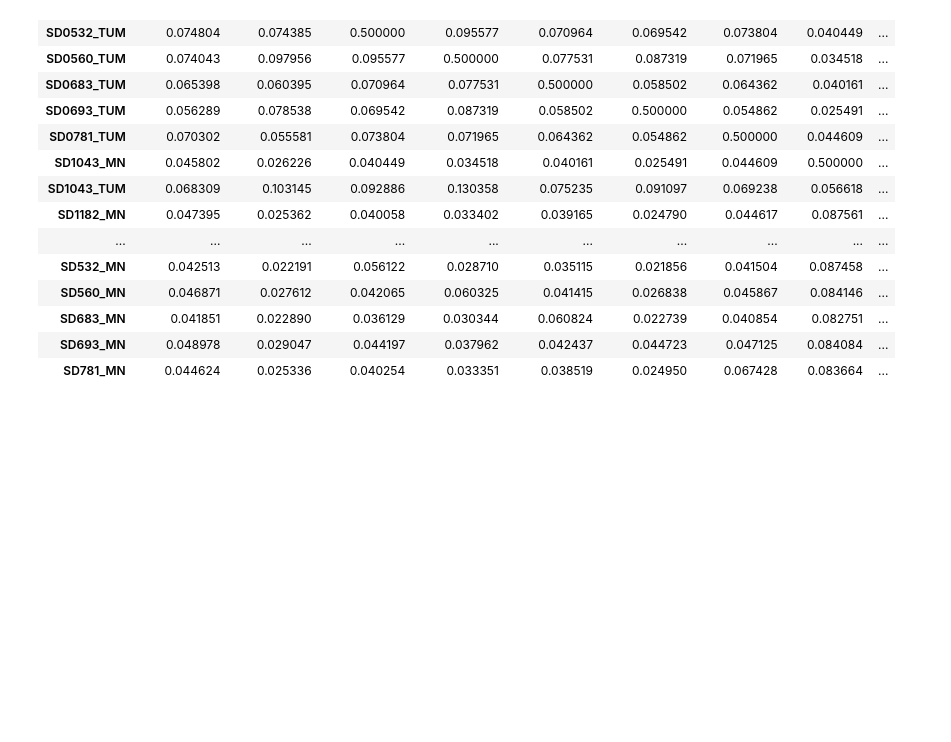
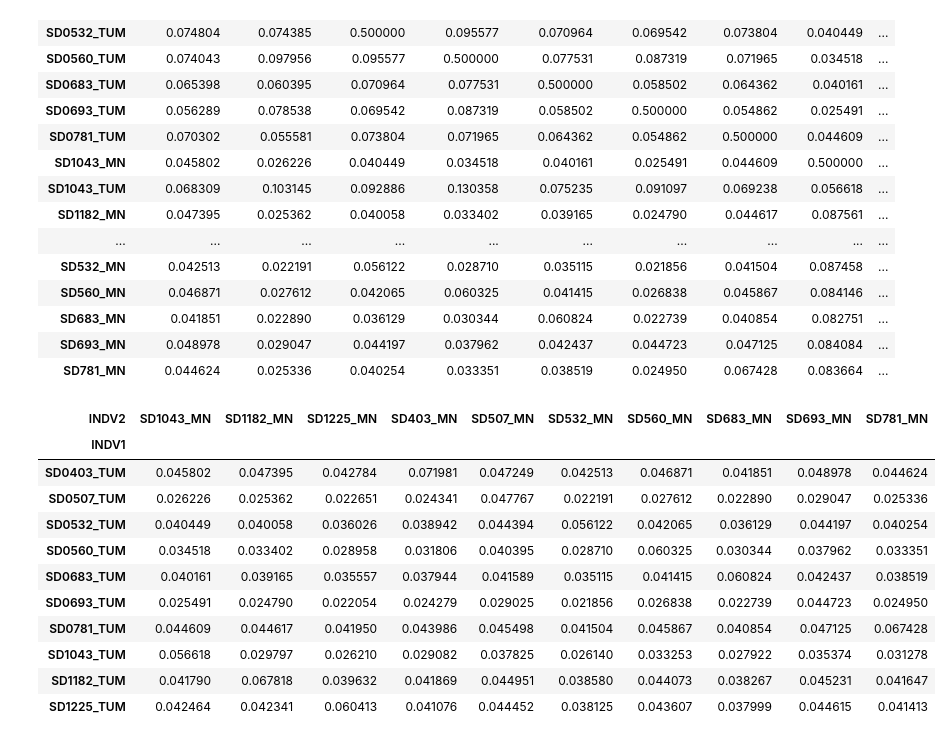
Before and after one commit to cancer-research-malaysia/WES-GENPIPIB, a Jupyter notebook: notebooks/vcf-analyses.ipynb, the cells around one changed output. Cells and saved outputs as stored; diff of their text form; code cells hidden in the pictures; blank space fills up the shorter version.

```diff
--- a/notebooks/vcf-analyses.ipynb
+++ b/notebooks/vcf-analyses.ipynb
@@ -100,7 +49,7 @@ import seaborn as sns
 import matplotlib.pyplot as plt
 
 # Read the TSV file
-df = pd.read_csv('/home/sufyazi/repos/WES-GENPIPIB/notebooks/vcfs/merged.MN.TUM.relatedness2', sep='\t')
+df = pd.read_csv('/home/ubuntu/repos/WES-SNV-discovery-workflow/notebooks/vcfs/merged.MN.TUM.relatedness2', sep='\t')
 
 # Create a pivot table
 pivot_df = df.pivot(index='INDV1', columns='INDV2', values='RELATEDNESS_PHI')
@@ -159,3 +108,28 @@ pivot_df
 | SD683_MN | 0.041851 | 0.022890 | 0.036129 | 0.030344 | 0.060824 | 0.022739 | 0.040854 | 0.082751 | ... |
 | SD693_MN | 0.048978 | 0.029047 | 0.044197 | 0.037962 | 0.042437 | 0.044723 | 0.047125 | 0.084084 | ... |
 | SD781_MN | 0.044624 | 0.025336 | 0.040254 | 0.033351 | 0.038519 | 0.024950 | 0.067428 | 0.083664 | ... |
+# %%
+
+
+# Keep only TUM-MN pairs (where INDV1 is TUM and INDV2 is MN)
+filtered_df = df[
+    (df['INDV1'].str.contains('_TUM') & df['INDV2'].str.contains('_MN'))
+]
+
+# Create a pivot table
+pivot_df = filtered_df.pivot(index='INDV1', columns='INDV2', values='RELATEDNESS_PHI')
+
+pivot_df
+# %% [output]
+| INDV2 | SD1043_MN | SD1182_MN | SD1225_MN | SD403_MN | SD507_MN | SD532_MN | SD560_MN | SD683_MN | SD693_MN | SD781_MN |
+| INDV1 |  |  |  |  |  |  |  |  |  |  |
+| SD0403_TUM | 0.045802 | 0.047395 | 0.042784 | 0.071981 | 0.047249 | 0.042513 | 0.046871 | 0.041851 | 0.048978 | 0.044624 |
+| SD0507_TUM | 0.026226 | 0.025362 | 0.022651 | 0.024341 | 0.047767 | 0.022191 | 0.027612 | 0.022890 | 0.029047 | 0.025336 |
+| SD0532_TUM | 0.040449 | 0.040058 | 0.036026 | 0.038942 | 0.044394 | 0.056122 | 0.042065 | 0.036129 | 0.044197 | 0.040254 |
+| SD0560_TUM | 0.034518 | 0.033402 | 0.028958 | 0.031806 | 0.040395 | 0.028710 | 0.060325 | 0.030344 | 0.037962 | 0.033351 |
+| SD0683_TUM | 0.040161 | 0.039165 | 0.035557 | 0.037944 | 0.041589 | 0.035115 | 0.041415 | 0.060824 | 0.042437 | 0.038519 |
+| SD0693_TUM | 0.025491 | 0.024790 | 0.022054 | 0.024279 | 0.029025 | 0.021856 | 0.026838 | 0.022739 | 0.044723 | 0.024950 |
+| SD0781_TUM | 0.044609 | 0.044617 | 0.041950 | 0.043986 | 0.045498 | 0.041504 | 0.045867 | 0.040854 | 0.047125 | 0.067428 |
+| SD1043_TUM | 0.056618 | 0.029797 | 0.026210 | 0.029082 | 0.037825 | 0.026140 | 0.033253 | 0.027922 | 0.035374 | 0.031278 |
+| SD1182_TUM | 0.041790 | 0.067818 | 0.039632 | 0.041869 | 0.044951 | 0.038580 | 0.044073 | 0.038267 | 0.045231 | 0.041647 |
+| SD1225_TUM | 0.042464 | 0.042341 | 0.060413 | 0.041076 | 0.044452 | 0.038125 | 0.043607 | 0.037999 | 0.044615 | 0.041413 |
```
Also changed, not shown: parts of 4 cells of this notebook.
